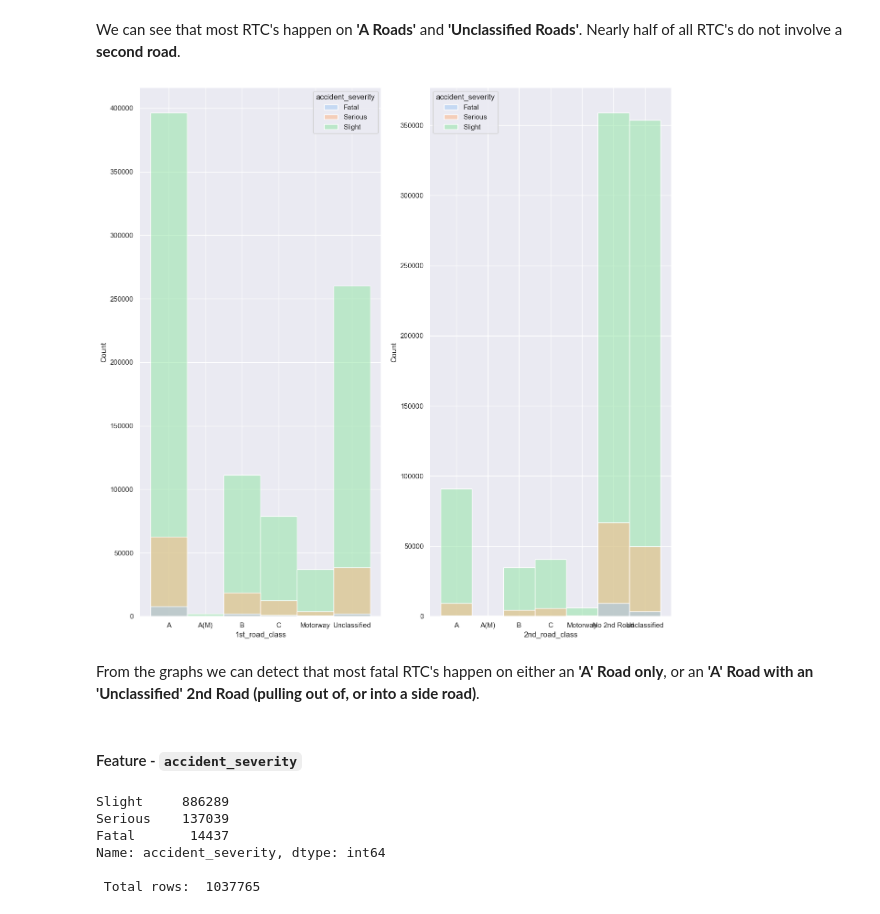
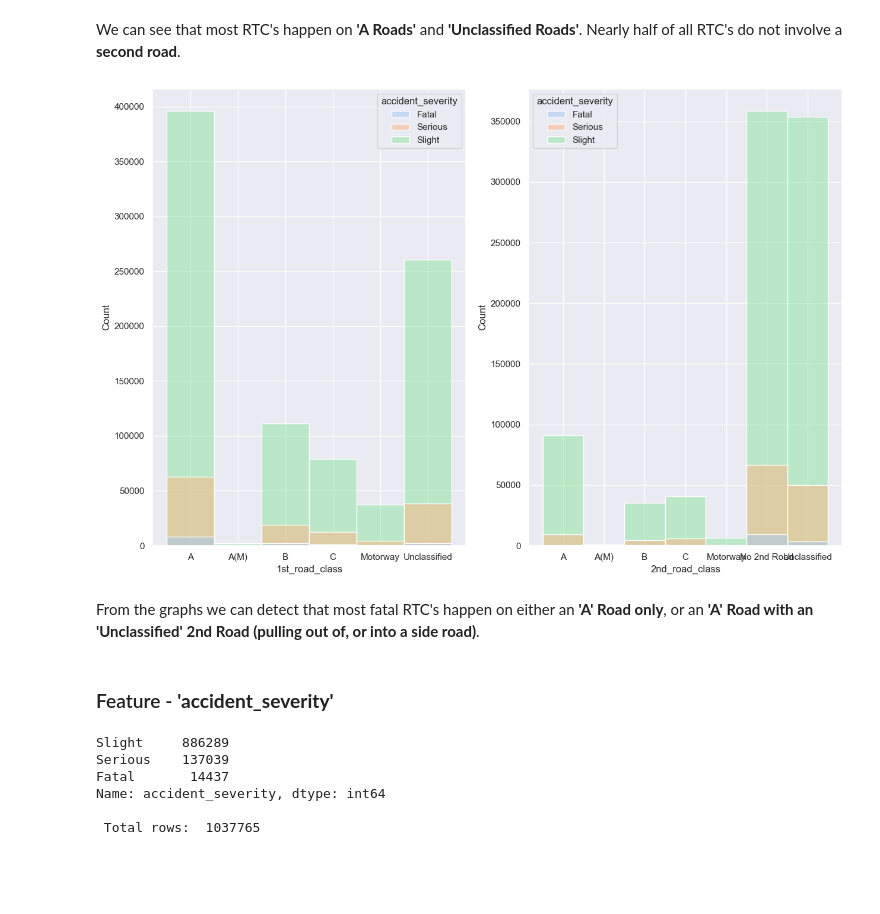
Before and after one commit to kmedri/-Omdena_Predicting_RTC_Severity_main, a Jupyter notebook: Group_1_Predicting_RTC_Severity/Predicting_RTC_Severity.ipynb, the cells around one changed output. Saved outputs shown, nothing was run; the diff lists cells and outputs as text; code cells hidden in the pictures; blank space fills up the shorter version.

```diff
--- a/Group_1_Predicting_RTC_Severity/Predicting_RTC_Severity.ipynb
+++ b/Group_1_Predicting_RTC_Severity/Predicting_RTC_Severity.ipynb
@@ -638,5 +726,3 @@ Data columns (total 26 columns):
  25  year                                     1037765 non-null  int64
 dtypes: float64(4), int64(4), object(18)
 memory usage: 205.9+ MB
-# %%
-df_accident = df_accident.reset_index(level=0)
@@ -784,26 +810,26 @@ Total rows:  1037765
 # %% [markdown]
 We can see that most RTC's happen on **'A Roads'** and **'Unclassified Roads'**. Nearly half of all RTC's do not involve a **second road**.
 # %%
-fig, ax = plt.subplots(1, 2, figsize=(15, 15))
+fig, ax = plt.subplots(1, 2, figsize=(15, 10))
 
 sns.histplot(data=df_accident,
              x='1st_road_class',
              hue='accident_severity',
              ax=ax[0]
              )
 sns.histplot(data=df_accident,
              x='2nd_road_class',
              hue='accident_severity',
              ax=ax[1]
              )
 
 plt.show()
 # %% [output]
-[figure, old version]
+[figure, new version]
 # %% [markdown]
 From the graphs we can detect that most fatal RTC's happen on either an **'A' Road only**, or an **'A' Road with an 'Unclassified' 2nd Road (pulling out of, or into a side road)**.
 # %% [markdown]
-#### Feature - `accident_severity`
+### Feature - **'accident_severity'**
 # %%
 print(df_accident['accident_severity'].value_counts(dropna=False, ascending=False))
 print(f'\n Total rows: ', df_accident['accident_severity'].count())
```
Also changed, not shown: parts of 102 cells of this notebook.
